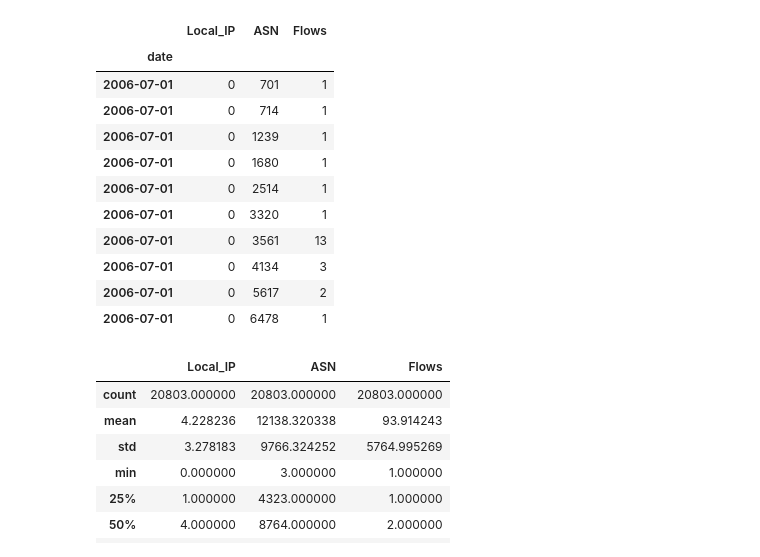
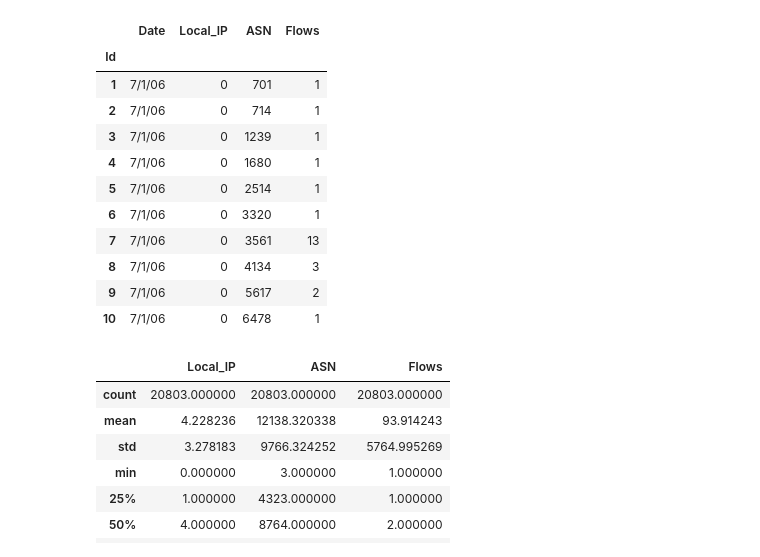
Before and after one commit to astarr8181/bot_net, a Jupyter notebook: bot_net_explore.ipynb, the cells around one changed output. Saved outputs shown, nothing was run; the diff lists cells and outputs as text; code cells hidden in the pictures.

```diff
--- a/bot_net_explore.ipynb
+++ b/bot_net_explore.ipynb
@@ -30,21 +30,21 @@ Data_name = 'bot_net.csv'
 Path_to_Data = os.path.join(Data_root, Data_name)
 # %%
 df = pd.DataFrame.from_csv(Path_to_Data)
-df.columns = ['Local_IP', 'ASN', 'Flows']
+df.columns = ['Date','Local_IP', 'ASN', 'Flows']
 df.head(10)
 # %% [output]
-|  | Local_IP | ASN | Flows |
-| date |  |  |  |
-| 2006-07-01 | 0 | 701 | 1 |
-| 2006-07-01 | 0 | 714 | 1 |
-| 2006-07-01 | 0 | 1239 | 1 |
-| 2006-07-01 | 0 | 1680 | 1 |
-| 2006-07-01 | 0 | 2514 | 1 |
-| 2006-07-01 | 0 | 3320 | 1 |
-| 2006-07-01 | 0 | 3561 | 13 |
-| 2006-07-01 | 0 | 4134 | 3 |
-| 2006-07-01 | 0 | 5617 | 2 |
-| 2006-07-01 | 0 | 6478 | 1 |
+|  | Date | Local_IP | ASN | Flows |
+| Id |  |  |  |  |
+| 1 | 7/1/06 | 0 | 701 | 1 |
+| 2 | 7/1/06 | 0 | 714 | 1 |
+| 3 | 7/1/06 | 0 | 1239 | 1 |
+| 4 | 7/1/06 | 0 | 1680 | 1 |
+| 5 | 7/1/06 | 0 | 2514 | 1 |
+| 6 | 7/1/06 | 0 | 3320 | 1 |
+| 7 | 7/1/06 | 0 | 3561 | 13 |
+| 8 | 7/1/06 | 0 | 4134 | 3 |
+| 9 | 7/1/06 | 0 | 5617 | 2 |
+| 10 | 7/1/06 | 0 | 6478 | 1 |
 # %%
 df.describe()
 # %% [output]
```
Also changed, not shown: parts of 2 cells of this notebook, 1 other file.
